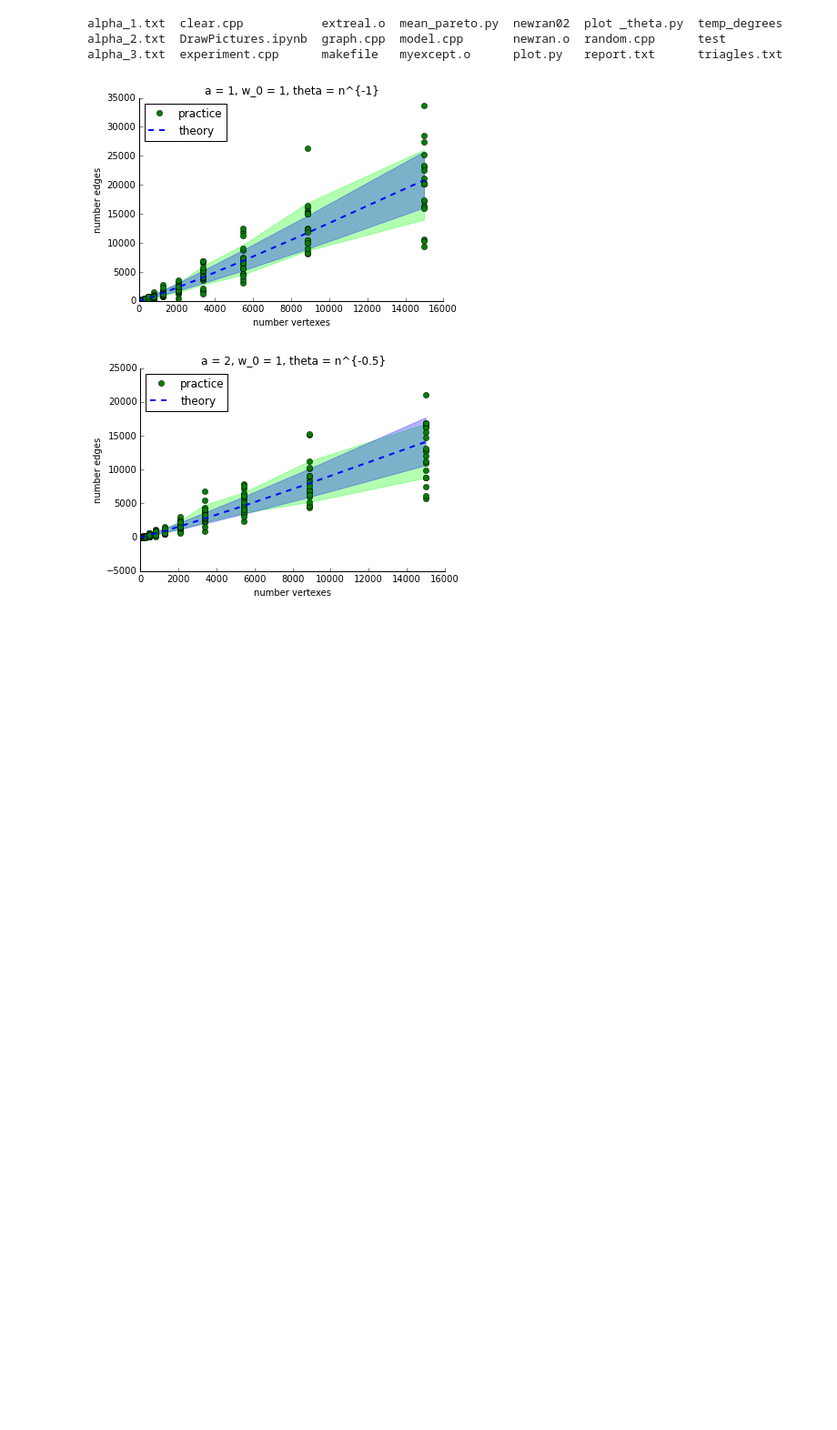
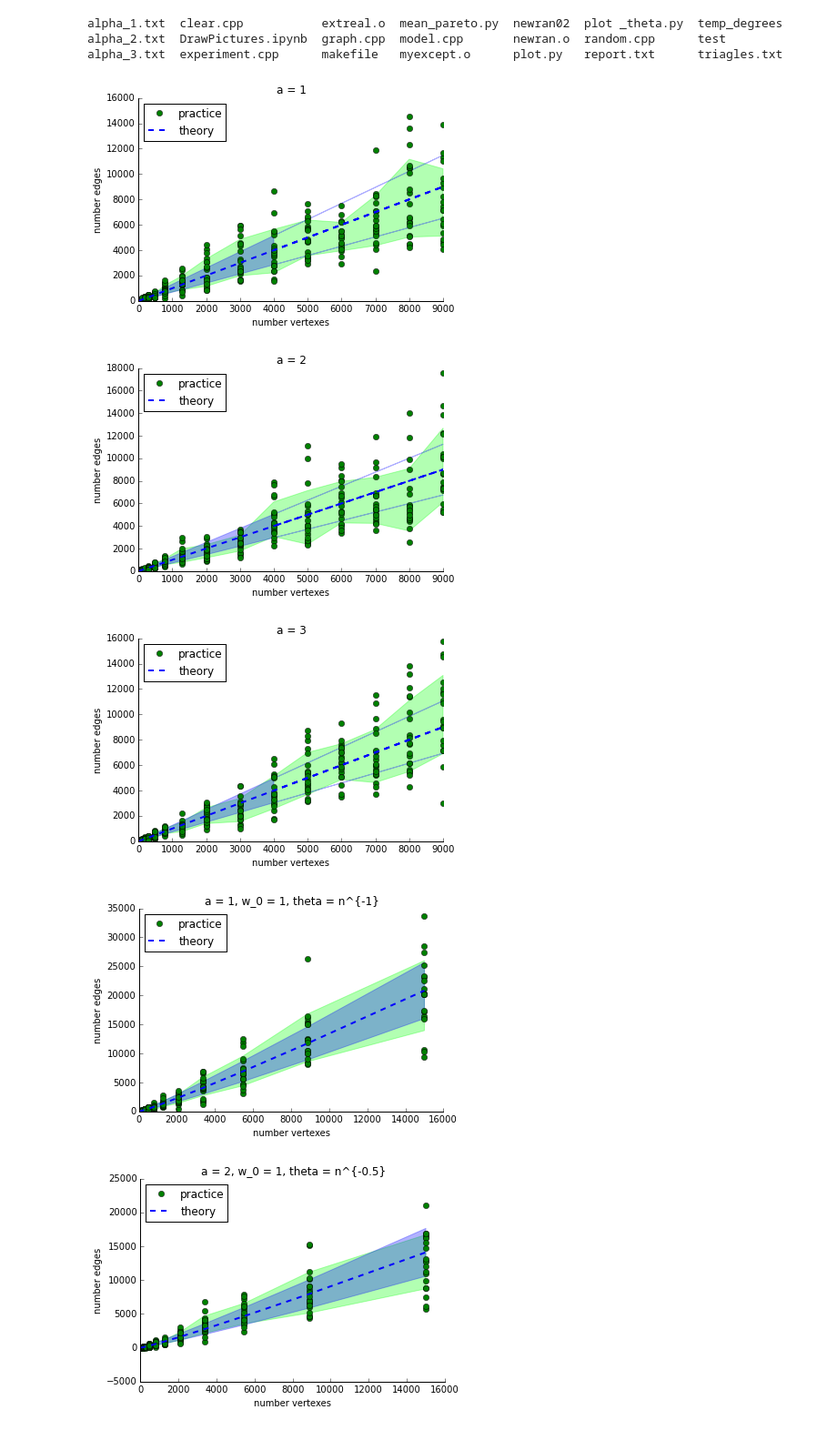
Before and after one commit to AkmalArtikov/ComplexNetworks, a Jupyter notebook: GeographicalThresholdGraphs/PowerLawFittingBestVersionC++/DrawPictures.ipynb, the cells around one changed output. Shown: that part at 91% size. Cells and saved outputs as stored; diff of their text form; code cells hidden in the pictures; blank space fills up the shorter version.

```diff
--- a/GeographicalThresholdGraphs/PowerLawFittingBestVersionC++/DrawPictures.ipynb
+++ b/GeographicalThresholdGraphs/PowerLawFittingBestVersionC++/DrawPictures.ipynb
@@ -25,3 +18,11 @@ def draw_edges(filename, graphname):
+# %%
+draw_edges_one_plot('alpha_1.txt', 'a = 1')
+draw_edges_one_plot('alpha_2.txt', 'a = 2')
+draw_edges_one_plot('alpha_3.txt', 'a = 3')
+# %% [output]
+[figure, added]
+[figure, added]
+[figure, added]
 # %%
 def draw_edges_one_plot(filename, graphname):
     import numpy as np
```
Also changed, not shown: parts of 4 cells of this notebook, 8 other files.
